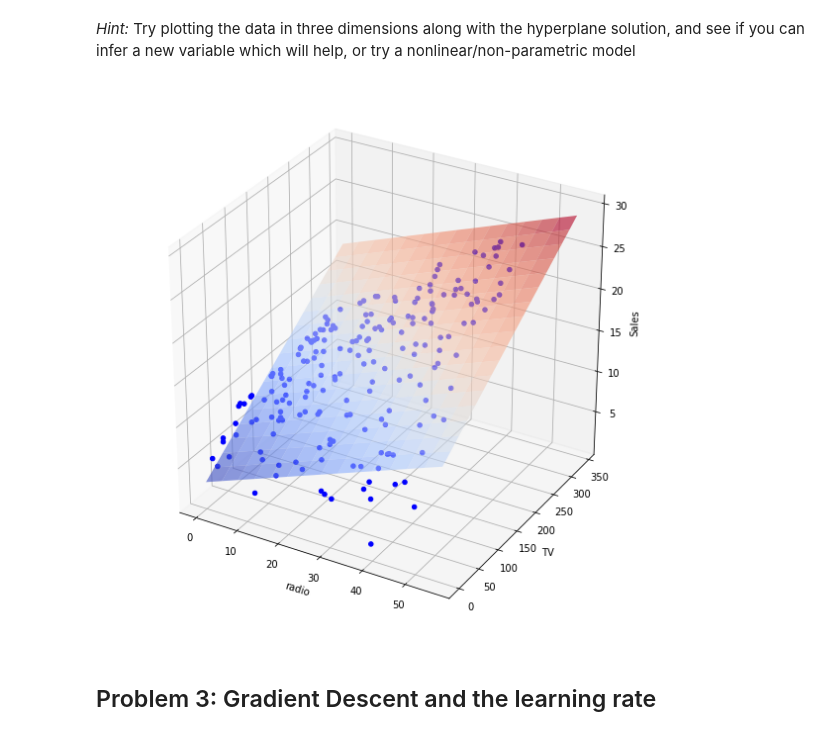
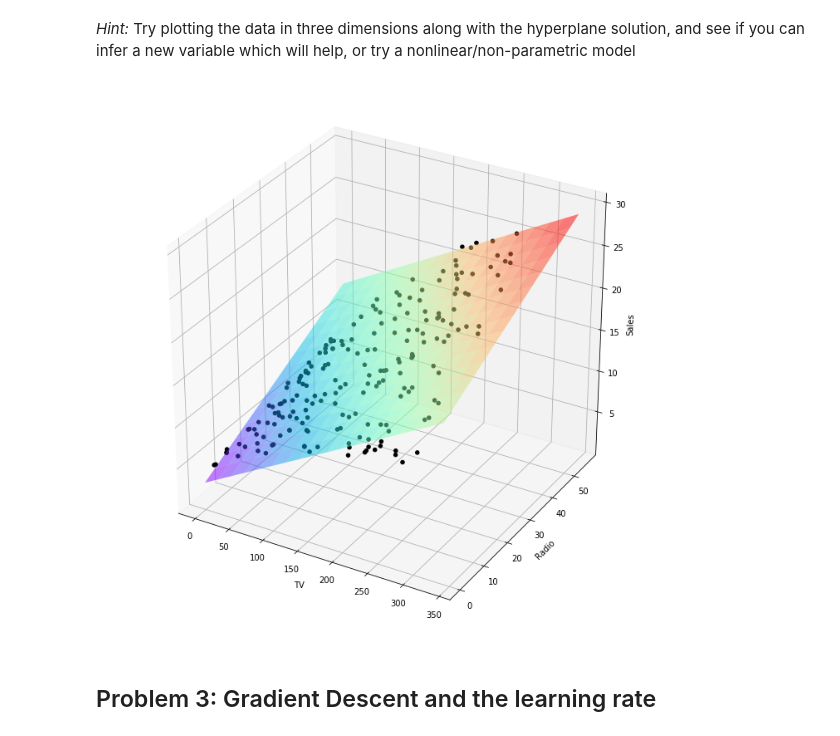
Before and after one commit to Columbia-Intro-Data-Science/python-introduction-jcp2203, a Jupyter notebook: homework/Homework 1 - Github and Pandas_JCP2203.ipynb, the cells around one changed output. Cells and saved outputs as stored; diff of their text form; code cells hidden in the pictures.

```diff
--- a/homework/Homework 1 - Github and Pandas_JCP2203.ipynb
+++ b/homework/Homework 1 - Github and Pandas_JCP2203.ipynb
@@ -238,37 +238,32 @@ h) What can you conclude from g) - can you think of a way to interpret the resul
 a new variable which will help, or try a nonlinear/non-parametric model
 # %%
 #BONUS
+from matplotlib import cm
 
-df = pd.read_csv('http://www-bcf.usc.edu/~gareth/ISL/Advertising.csv', index_col=0)
+df     = pd.read_csv('http://www-bcf.usc.edu/~gareth/ISL/Advertising.csv', index_col=0)
+model  = sm.ols(formula='sales ~ TV + radio', data = df)
+fit    = model.fit()
 
-fig = plt.figure(figsize=(10,10))
-ax = fig.add_subplot(1,1,1, projection='3d')
+fig    = plt.figure(figsize=(12,12))
+ax     = fig.add_subplot(1,1,1, projection='3d')
 
-x_surf = np.arange(0, 60, 4)
-y_surf = np.arange(0, 350, 20)
+x_surf = np.arange(0, 350, 20)                # generate a mesh
+y_surf = np.arange(0, 60, 4)
 x_surf, y_surf = np.meshgrid(x_surf, y_surf)
 
-exog = pd.core.frame.DataFrame({'radio': x_surf.ravel(), 'TV': y_surf.ravel()})
-out = fit.predict(exog = exog)
+exog   = pd.core.frame.DataFrame({'TV': x_surf.ravel(),'radio': y_surf.ravel()})
+out    = fit.predict(exog = exog)
+ax.plot_surface(x_surf, y_surf, out.values.reshape(x_surf.shape), alpha = 0.5,cmap=cm.rainbow)
 
-#plots surface
-ax.plot_surface(x_surf, y_surf,
-                out.reshape(x_surf.shape),
-                alpha = 0.6,cmap=cm.coolwarm)
+ax.scatter(df['TV'], df['radio'], df['sales'], c='black', marker='o', alpha=1)
 
-# Creates scatter plot
-ax.scatter(df['radio'], df['TV'], df['sales'],
-           c='blue',
-           marker='o',
-           alpha=1)
-
-ax.set_xlabel('radio')
-ax.set_ylabel('TV')
+ax.set_xlabel('TV')
+ax.set_ylabel('Radio')
 ax.set_zlabel('Sales')
 
 plt.show()
 # %% [output]
-[figure, old version]
+[figure, new version]
 # %% [markdown]
 ## Problem 3:  Gradient Descent and the learning rate
 # %% [markdown]
```
